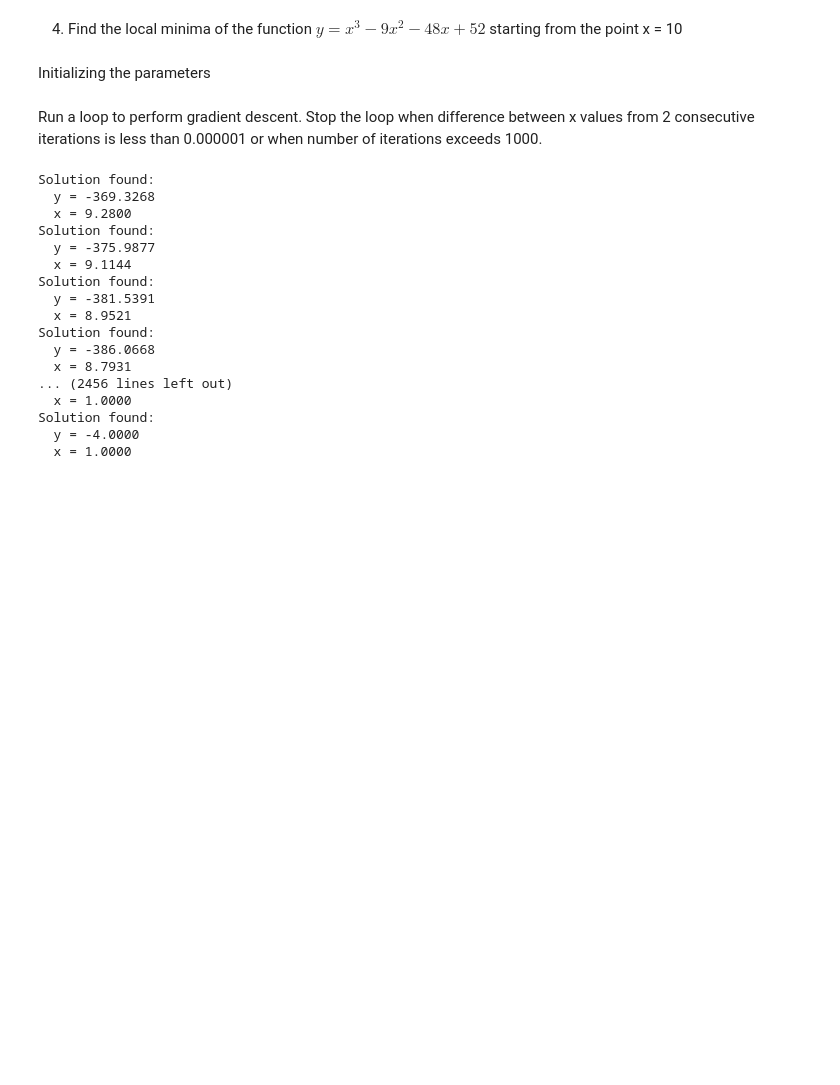
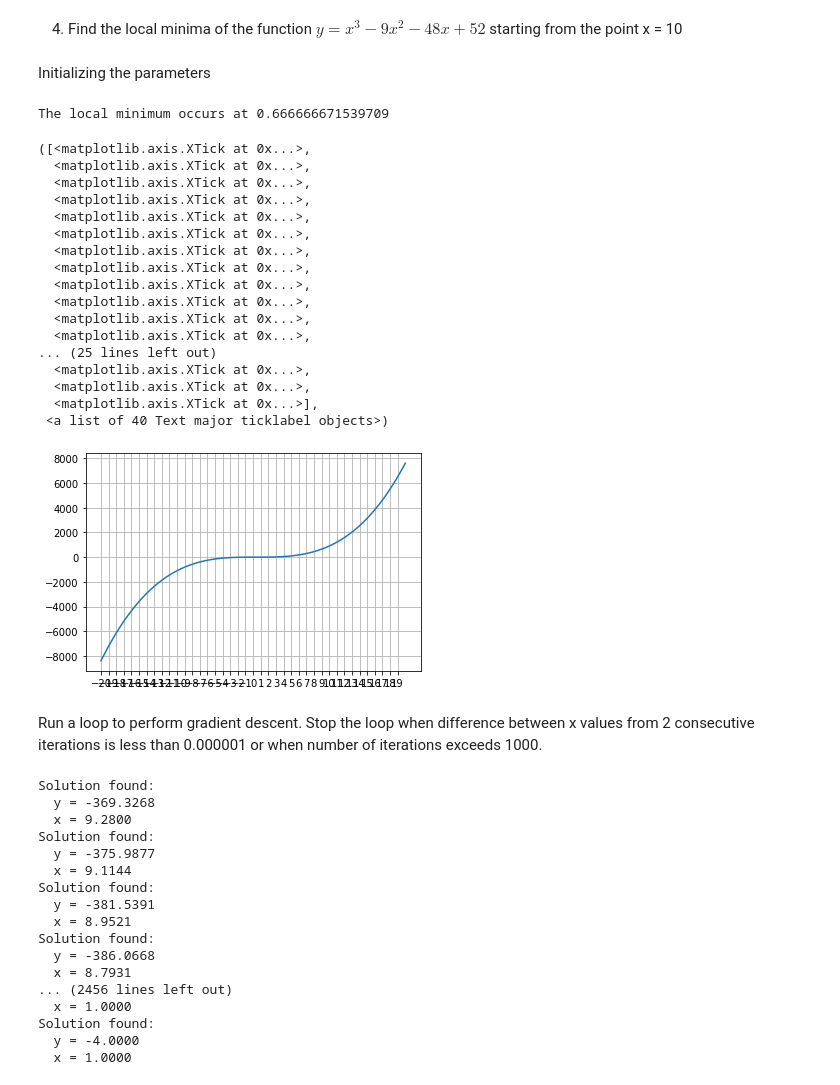
Before and after one commit to GaneshSelvaraj717/Ganesh-Selvaraj, a Jupyter notebook: M1_AST_05_Numerical_Optimization_A.ipynb, the cells around one changed output. Cells and saved outputs as stored; diff of their text form; code cells hidden in the pictures; blank space fills up the shorter version.

```diff
--- a/M1_AST_05_Numerical_Optimization_A.ipynb
+++ b/M1_AST_05_Numerical_Optimization_A.ipynb
@@ -388 +473,54 @@ Initializing the parameters
+# %%
+# Declaring y_m and x_m for storing the values of f(cur_x) and cur_x
+y_m = []
+x_m = []
+while previous_step_size > precision and iters < max_iters:
+    # Store current x value in prev_x
+    x_m.append(cur_x)
+    y_m.append(f(cur_x))
+    prev_x = cur_x
+
+    # Gradient descent
+    cur_x = cur_x - rate * df(prev_x)
+
+    # Change in x
+    previous_step_size = abs(cur_x - prev_x)
+
+    # Iteration count
+    iters = iters+1
+
+    # Print iterations
+    print("Iteration",iters,"\nX value is",cur_x)
+
+print("The local minimum occurs at", cur_x)
+# %% [output]
+The local minimum occurs at 0.666666671539709
+# %%
+Xs = np.linspace(-20, 20, 100)
+ys = f(Xs)
+plt.plot(Xs, ys)
+
+# Plotting the graph for x_m and y_m
+plt.plot(x_m, y_m)
+plt.grid(True)
+plt.xticks(np.arange(-20, 20, 1))
+# %% [output]
+([<matplotlib.axis.XTick at 0x...>,
+  <matplotlib.axis.XTick at 0x...>,
+  <matplotlib.axis.XTick at 0x...>,
+  <matplotlib.axis.XTick at 0x...>,
+  <matplotlib.axis.XTick at 0x...>,
+  <matplotlib.axis.XTick at 0x...>,
+  <matplotlib.axis.XTick at 0x...>,
+  <matplotlib.axis.XTick at 0x...>,
+  <matplotlib.axis.XTick at 0x...>,
+  <matplotlib.axis.XTick at 0x...>,
+  <matplotlib.axis.XTick at 0x...>,
+  <matplotlib.axis.XTick at 0x...>,
+... (25 lines left out)
+  <matplotlib.axis.XTick at 0x...>,
+  <matplotlib.axis.XTick at 0x...>,
+  <matplotlib.axis.XTick at 0x...>],
+ <a list of 40 Text major ticklabel objects>)
+[figure, added]
 # %%
```
Also changed, not shown: parts of 9 cells of this notebook.
